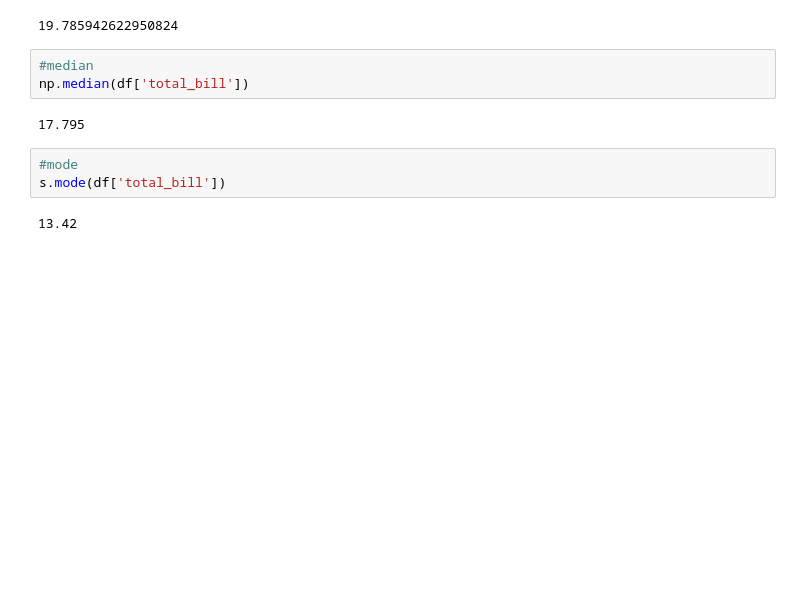
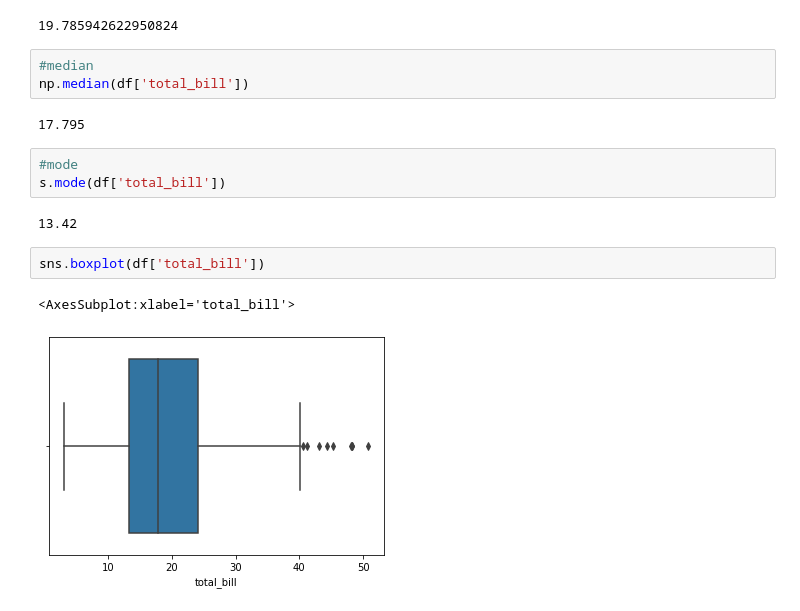
Before and after one commit to FazlullahBokhari/python-Labraries, a Jupyter notebook: Statistics.ipynb, the cells around one changed output. Saved outputs shown, nothing was run; the diff lists cells and outputs as text; blank space fills up the shorter version.

```diff
--- a/Statistics.ipynb
+++ b/Statistics.ipynb
@@ -31,3 +31,8 @@ np.median(df['total_bill'])
 s.mode(df['total_bill'])
 # %% [output]
 13.42
+# %%
+sns.boxplot(df['total_bill'])
+# %% [output]
+<AxesSubplot:xlabel='total_bill'>
+[figure, added]
```
Also changed, not shown: parts of 28 cells of this notebook.
